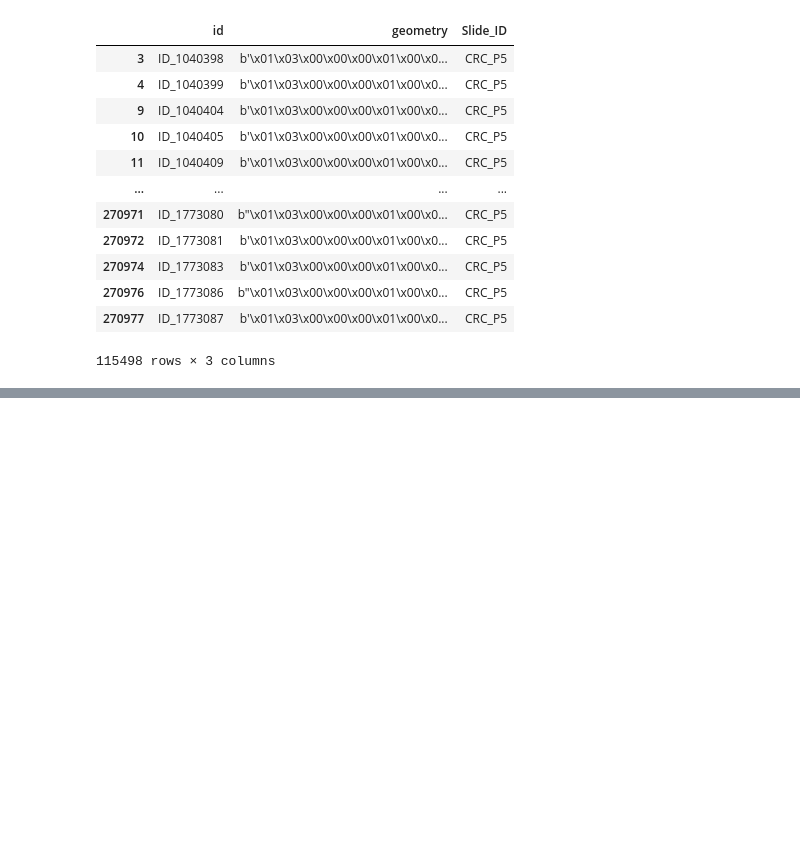
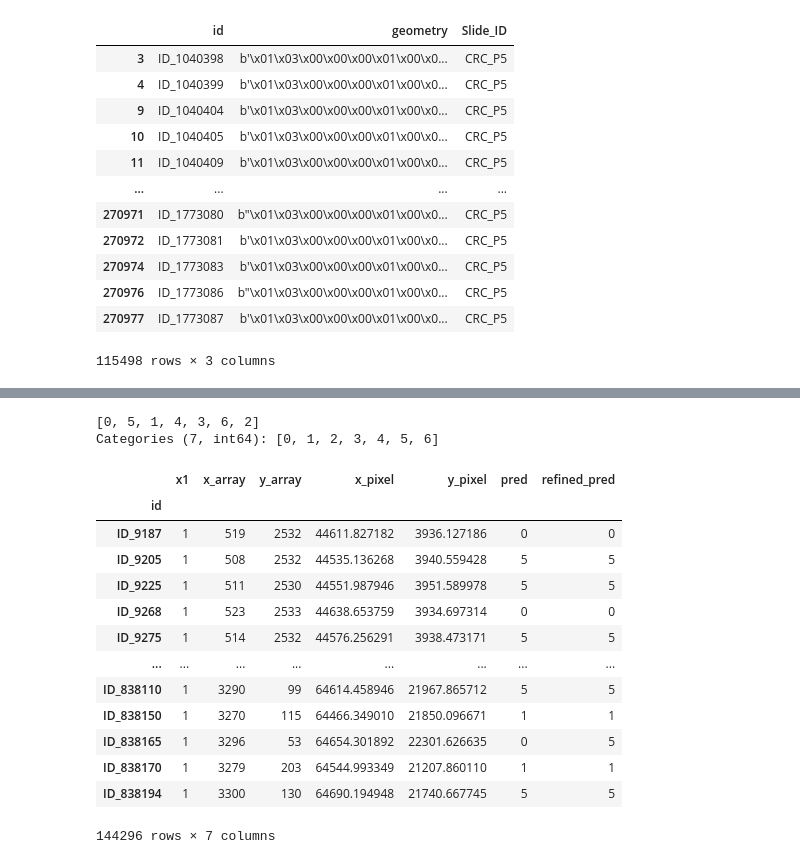
Before and after one commit to CharlieNotChaplin/Genomosaic, a Jupyter notebook: test_file_contents.ipynb, the cells around one changed output, grey strips where cells are left out. Cells and saved outputs as stored; diff of their text form; code cells hidden in the pictures; blank space fills up the shorter version.

Commit message:
Updated to see spagcn clustering contents

```diff
--- a/test_file_contents.ipynb
+++ b/test_file_contents.ipynb
@@ -132,0 +149,6 @@ nuclei_geometry
+# %%
+import pandas as pd
+import scanpy as sc
+
+spagcn = sc.read_h5ad("Baselines/SpaGCN/results/CRC_P2/results_cluster_7.h5ad")
+spagcn
@@ -132,0 +163,22 @@ nuclei_geometry
+# %%
+spagcn.obs["refined_pred"].unique()
+# %% [output]
+[0, 5, 1, 4, 3, 6, 2]
+Categories (7, int64): [0, 1, 2, 3, 4, 5, 6]
+# %%
+spagcn.obs
+# %% [output]
+|  | x1 | x_array | y_array | x_pixel | y_pixel | pred | refined_pred |
+| id |  |  |  |  |  |  |  |
+| ID_9187 | 1 | 519 | 2532 | 44611.827182 | 3936.127186 | 0 | 0 |
+| ID_9205 | 1 | 508 | 2532 | 44535.136268 | 3940.559428 | 5 | 5 |
+| ID_9225 | 1 | 511 | 2530 | 44551.987946 | 3951.589978 | 5 | 5 |
+| ID_9268 | 1 | 523 | 2533 | 44638.653759 | 3934.697314 | 0 | 0 |
+| ID_9275 | 1 | 514 | 2532 | 44576.256291 | 3938.473171 | 5 | 5 |
+| ... | ... | ... | ... | ... | ... | ... | ... |
+| ID_838110 | 1 | 3290 | 99 | 64614.458946 | 21967.865712 | 5 | 5 |
+| ID_838150 | 1 | 3270 | 115 | 64466.349010 | 21850.096671 | 1 | 1 |
+| ID_838165 | 1 | 3296 | 53 | 64654.301892 | 22301.626635 | 0 | 5 |
+| ID_838170 | 1 | 3279 | 203 | 64544.993349 | 21207.860110 | 1 | 1 |
+| ID_838194 | 1 | 3300 | 130 | 64690.194948 | 21740.667745 | 5 | 5 |
+144296 rows × 7 columns
```
Also changed, not shown: parts of 5 cells of this notebook.
